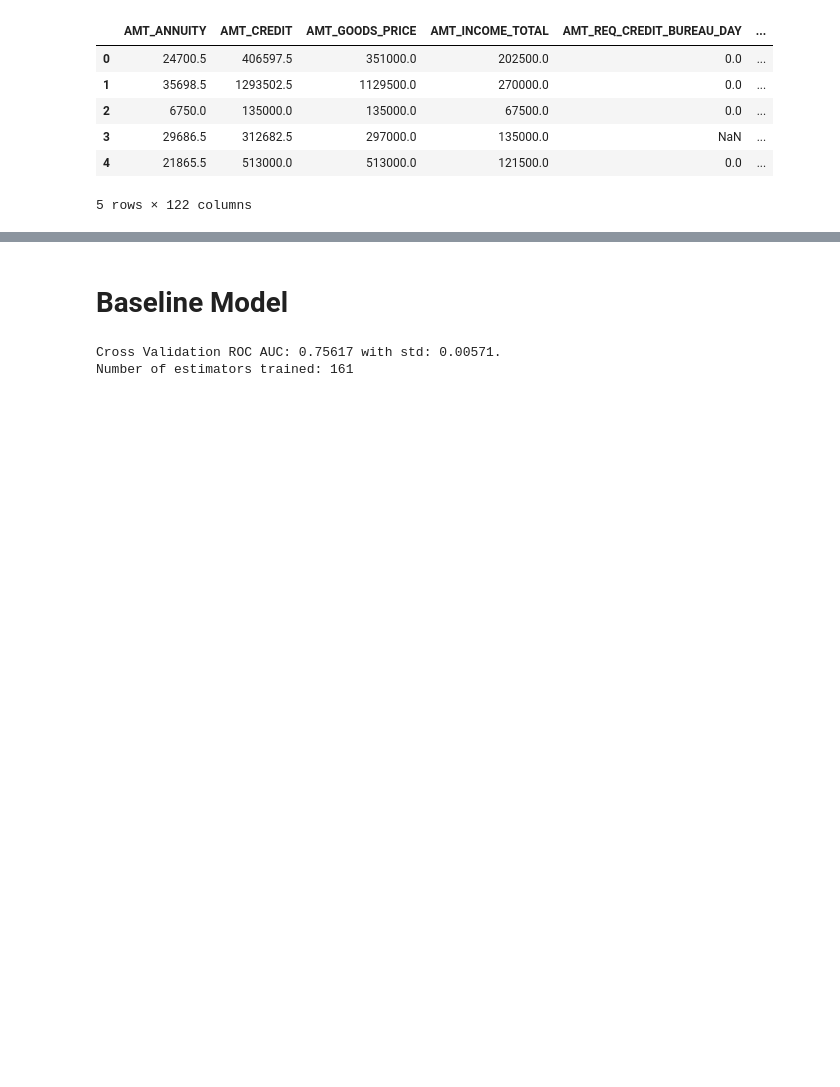
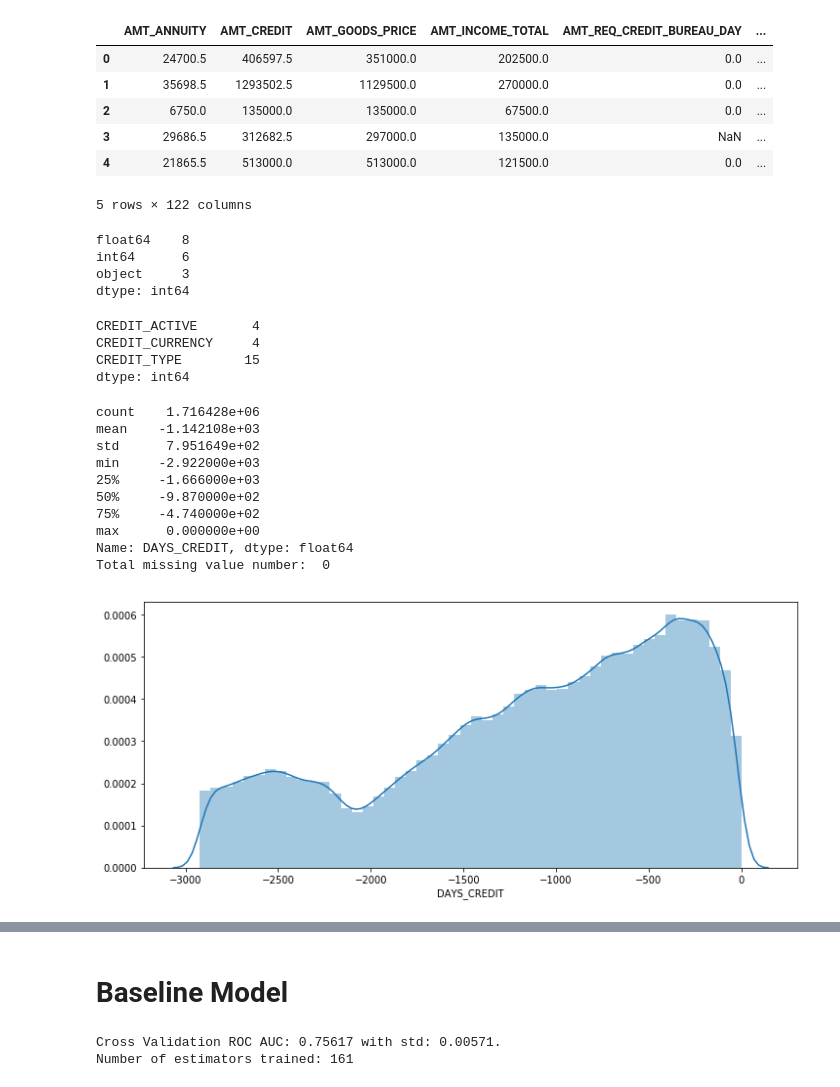
Before and after one commit to haataa/Home-Credit-Default-Risk, a Jupyter notebook: credit_default_predict.ipynb, the cells around one changed output, grey strips where cells are left out. Drawn from its saved outputs; the diff is of its cells as text; code cells hidden in the pictures; blank space fills up the shorter version.

Commit message:
feat:Add semi-auto features of bureau data
explore bureau data and add agg_numeric function to creat auto aggregate features

```diff
--- a/credit_default_predict.ipynb
+++ b/credit_default_predict.ipynb
@@ -568,3 +570,32 @@ app_clean.head()
 | 3 | 29686.5 | 312682.5 | 297000.0 | 135000.0 | NaN | ... |
 | 4 | 21865.5 | 513000.0 | 513000.0 | 121500.0 | 0.0 | ... |
 5 rows × 122 columns
+# %%
+# check bureau data
+count_feature_type(bureau)
+# %% [output]
+float64    8
+int64      6
+object     3
+dtype: int64
+# %%
+count_col_unique(bureau,'object')
+# %% [output]
+CREDIT_ACTIVE       4
+CREDIT_CURRENCY     4
+CREDIT_TYPE        15
+dtype: int64
+# %%
+check_distribution(bureau,'DAYS_CREDIT')
+# %% [output]
+count    1.716428e+06
+mean    -1.142108e+03
+std      7.951649e+02
+min     -2.922000e+03
+25%     -1.666000e+03
+50%     -9.870000e+02
+75%     -4.740000e+02
+max      0.000000e+00
+Name: DAYS_CREDIT, dtype: float64
+Total missing value number:  0
+[figure, added]
```
Also changed, not shown: parts of 6 cells of this notebook.
